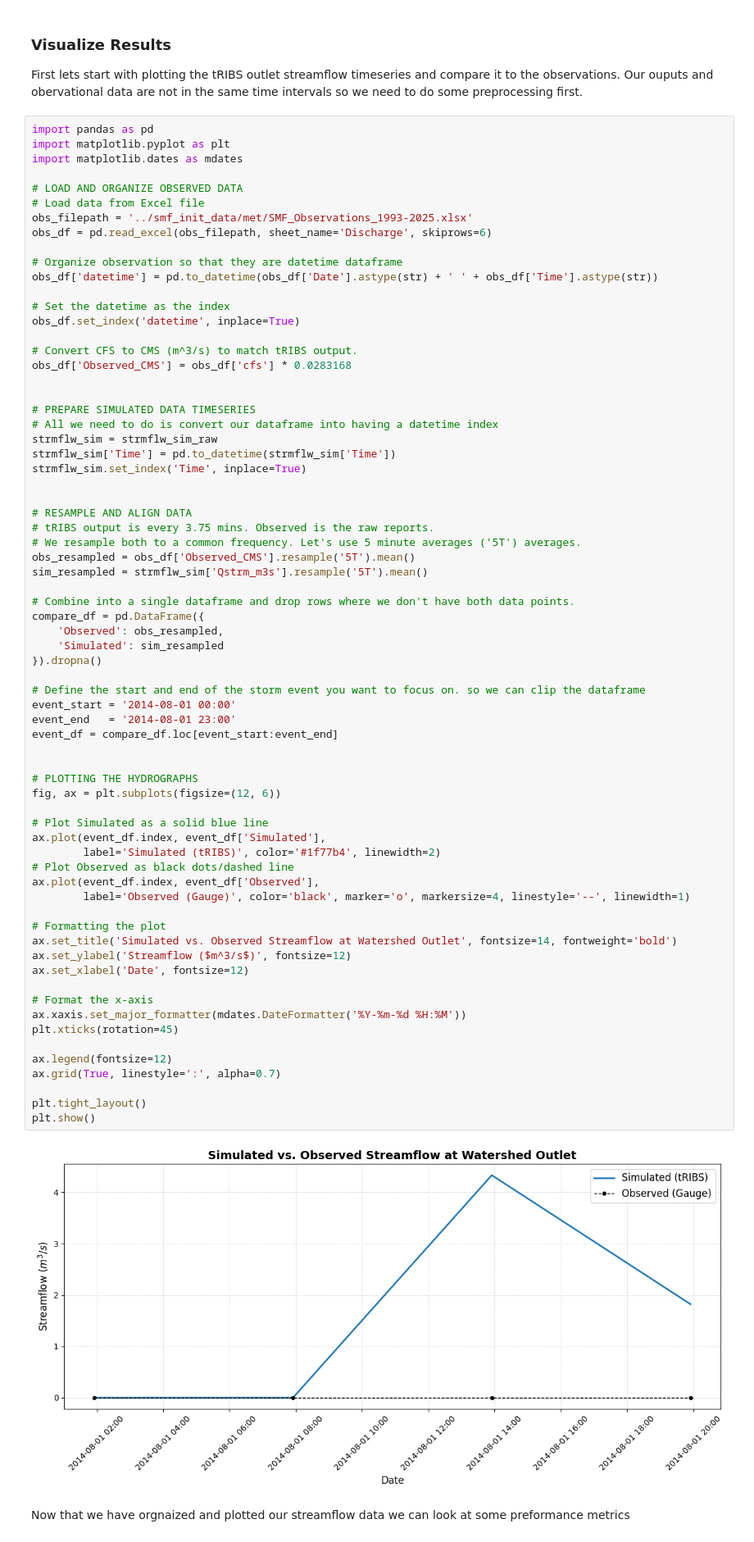
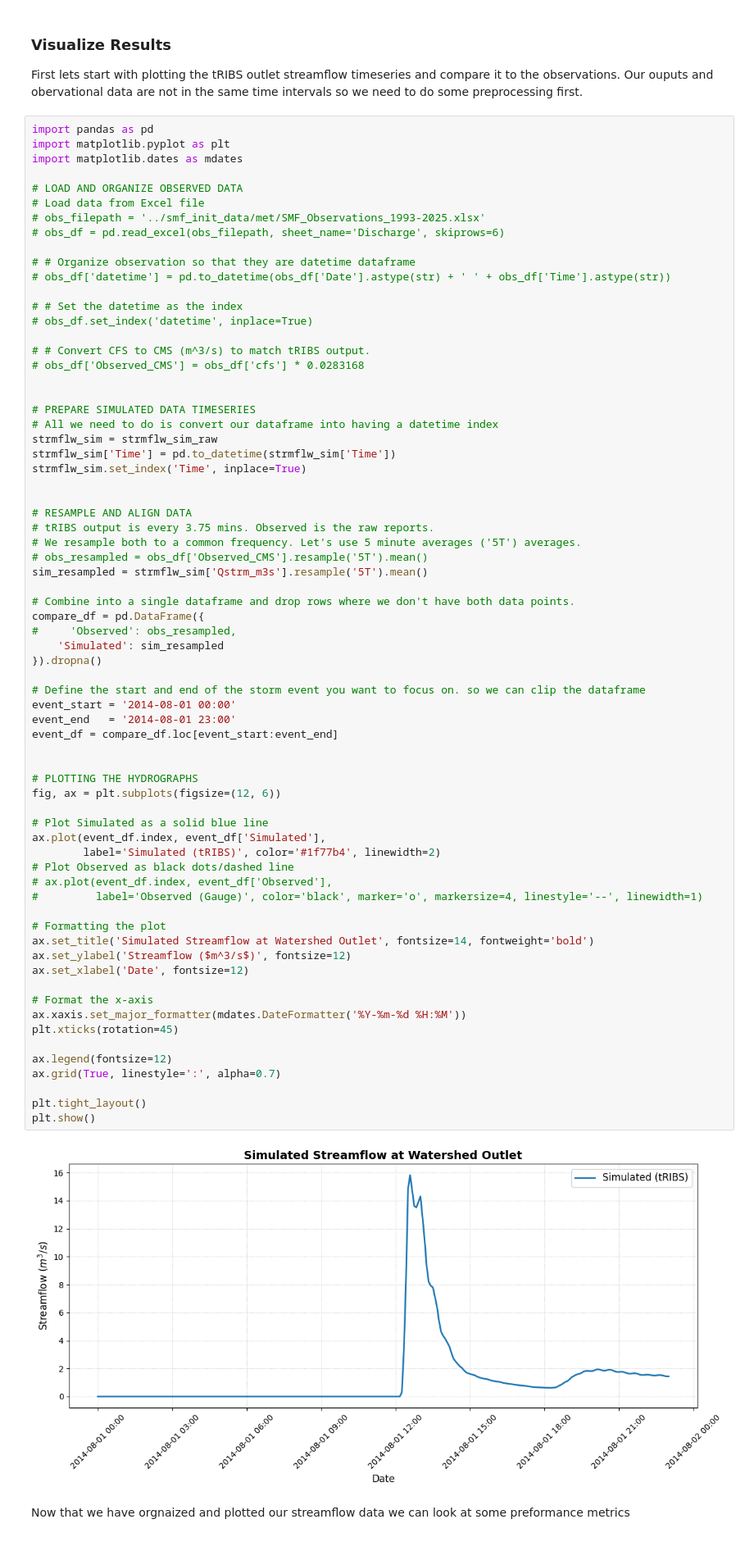
Before and after one commit to bparaju4/Exercise_4, a Jupyter notebook: workspaces/SMF_pytRIBS/smf_demo/Run_Model_C3_freq100.ipynb, the cells around one changed output. Shown at 82% size. Saved outputs shown, nothing was run; the diff lists cells and outputs as text.

```diff
--- a/workspaces/SMF_pytRIBS/smf_demo/Run_Model_C3_freq100.ipynb
+++ b/workspaces/SMF_pytRIBS/smf_demo/Run_Model_C3_freq100.ipynb
@@ -92,17 +92,17 @@ import matplotlib.dates as mdates
 
 # LOAD AND ORGANIZE OBSERVED DATA
 # Load data from Excel file
-obs_filepath = '../smf_init_data/met/SMF_Observations_1993-2025.xlsx'
-obs_df = pd.read_excel(obs_filepath, sheet_name='Discharge', skiprows=6)
+# obs_filepath = '../smf_init_data/met/SMF_Observations_1993-2025.xlsx'
+# obs_df = pd.read_excel(obs_filepath, sheet_name='Discharge', skiprows=6)
 
-# Organize observation so that they are datetime dataframe
-obs_df['datetime'] = pd.to_datetime(obs_df['Date'].astype(str) + ' ' + obs_df['Time'].astype(str))
+# # Organize observation so that they are datetime dataframe
+# obs_df['datetime'] = pd.to_datetime(obs_df['Date'].astype(str) + ' ' + obs_df['Time'].astype(str))
 
-# Set the datetime as the index
-obs_df.set_index('datetime', inplace=True)
+# # Set the datetime as the index
+# obs_df.set_index('datetime', inplace=True)
 
-# Convert CFS to CMS (m^3/s) to match tRIBS output.
-obs_df['Observed_CMS'] = obs_df['cfs'] * 0.0283168
+# # Convert CFS to CMS (m^3/s) to match tRIBS output.
+# obs_df['Observed_CMS'] = obs_df['cfs'] * 0.0283168
 
 
 # PREPARE SIMULATED DATA TIMESERIES
@@ -115,47 +115,47 @@ strmflw_sim.set_index('Time', inplace=True)
 # RESAMPLE AND ALIGN DATA
 # tRIBS output is every 3.75 mins. Observed is the raw reports.
 # We resample both to a common frequency. Let's use 5 minute averages ('5T') averages.
-obs_resampled = obs_df['Observed_CMS'].resample('5T').mean()
+# obs_resampled = obs_df['Observed_CMS'].resample('5T').mean()
 sim_resampled = strmflw_sim['Qstrm_m3s'].resample('5T').mean()
 
 # Combine into a single dataframe and drop rows where we don't have both data points.
 compare_df = pd.DataFrame({
-    'Observed': obs_resampled,
+#     'Observed': obs_resampled,
     'Simulated': sim_resampled
 }).dropna()
 
 # Define the start and end of the storm event you want to focus on. so we can clip the dataframe
 event_start = '2014-08-01 00:00'
 event_end   = '2014-08-01 23:00'
 event_df = compare_df.loc[event_start:event_end]
 
 
 # PLOTTING THE HYDROGRAPHS
 fig, ax = plt.subplots(figsize=(12, 6))
 
 # Plot Simulated as a solid blue line
 ax.plot(event_df.index, event_df['Simulated'],
         label='Simulated (tRIBS)', color='#1f77b4', linewidth=2)
 # Plot Observed as black dots/dashed line
-ax.plot(event_df.index, event_df['Observed'],
-        label='Observed (Gauge)', color='black', marker='o', markersize=4, linestyle='--', linewidth=1)
+# ax.plot(event_df.index, event_df['Observed'],
+#         label='Observed (Gauge)', color='black', marker='o', markersize=4, linestyle='--', linewidth=1)
 
 # Formatting the plot
-ax.set_title('Simulated vs. Observed Streamflow at Watershed Outlet', fontsize=14, fontweight='bold')
+ax.set_title('Simulated Streamflow at Watershed Outlet', fontsize=14, fontweight='bold')
 ax.set_ylabel('Streamflow ($m^3/s$)', fontsize=12)
 ax.set_xlabel('Date', fontsize=12)
 
 # Format the x-axis
 ax.xaxis.set_major_formatter(mdates.DateFormatter('%Y-%m-%d %H:%M'))
 plt.xticks(rotation=45)
 
 ax.legend(fontsize=12)
 ax.grid(True, linestyle=':', alpha=0.7)
 
 plt.tight_layout()
 plt.show()
 # %% [output]
-[figure, old version]
+[figure, new version]
 # %% [markdown]
 Now that we have orgnaized and plotted our streamflow data we can look at some preformance metrics
 # %%
```
Also changed, not shown: parts of 1 cell of this notebook, 2 other files.
